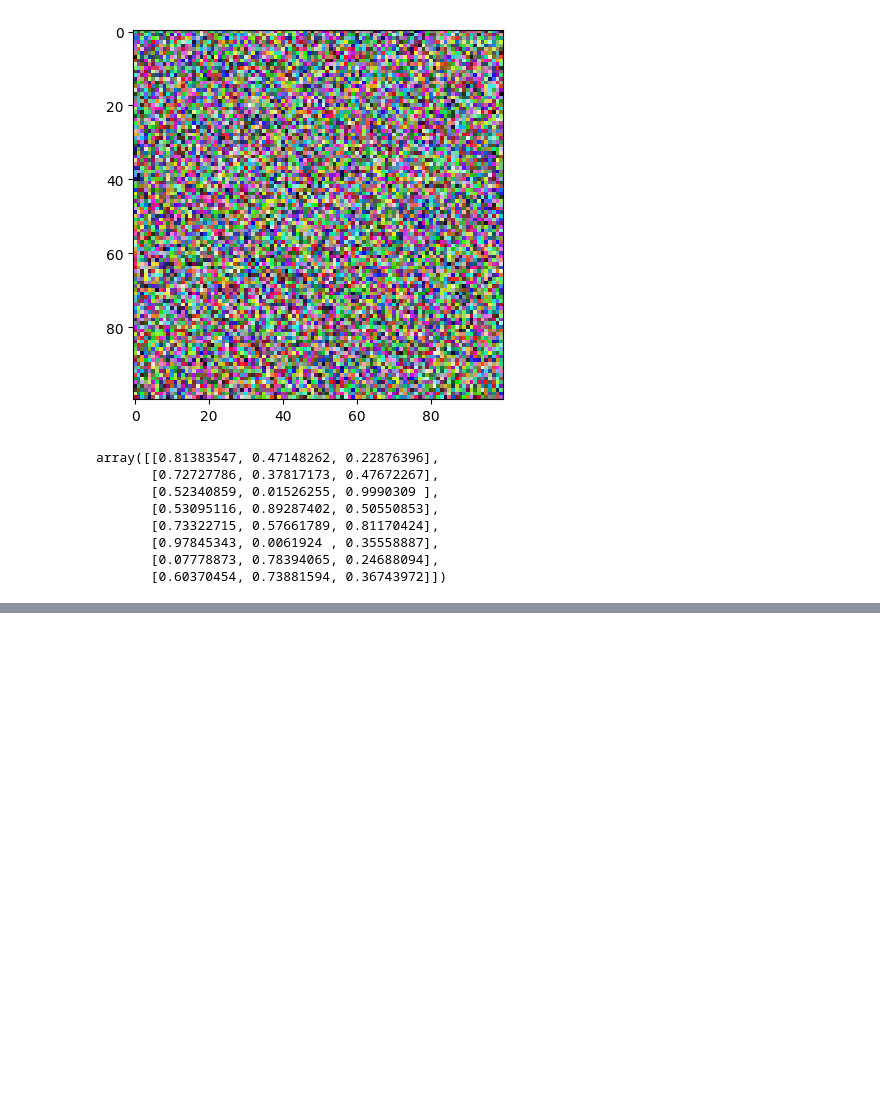
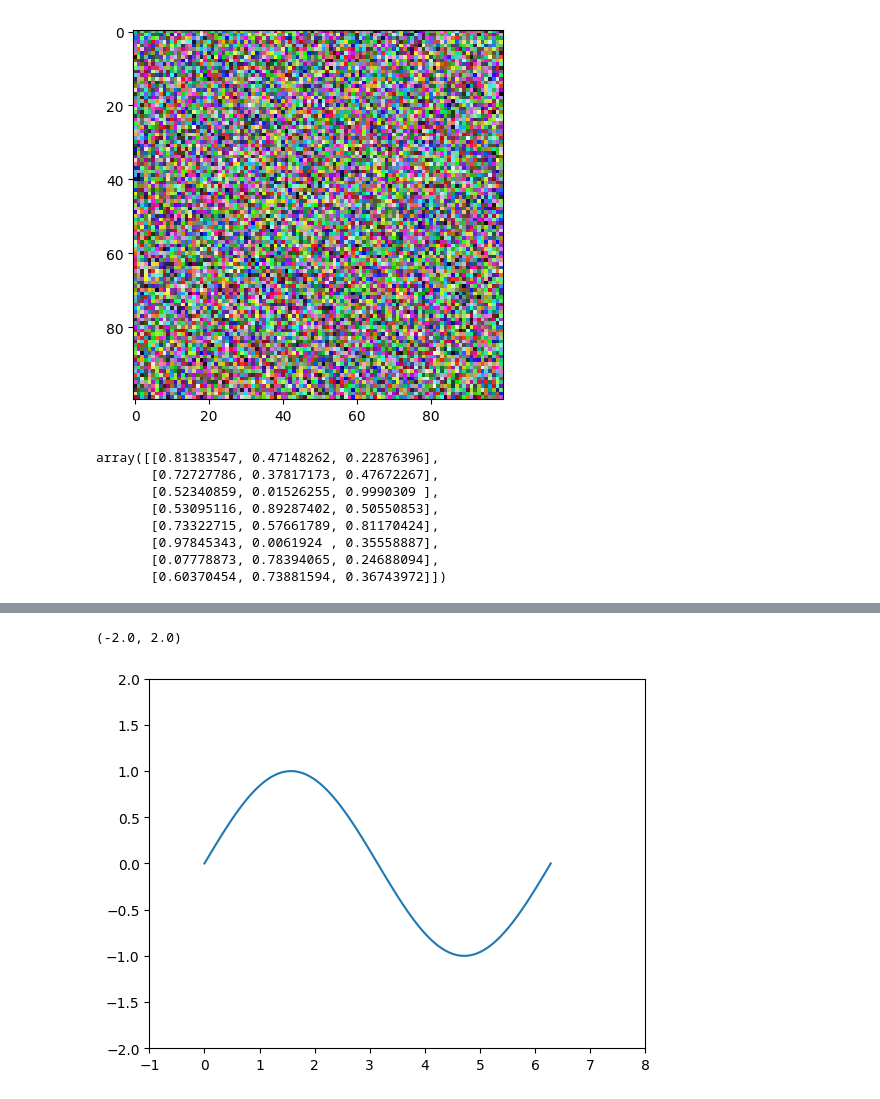
Before and after one commit to IrvingWood/pink, a Jupyter notebook: day04/matplotlib.ipynb, the cells around one changed output, grey strips where cells are left out. Drawn from its saved outputs; the diff is of its cells as text; code cells hidden in the pictures; blank space fills up the shorter version.

```diff
--- a/day04/matplotlib.ipynb
+++ b/day04/matplotlib.ipynb
@@ -251,0 +277,9 @@ array([[0.81383547, 0.47148262, 0.22876396],
+# %%
+# 单独对横轴和纵轴的边界处理
+axes=plt.subplot(111)
+plt.plot(x,np.sin(x))
+axes.set_xlim([-1,8])
+axes.set_ylim([-2,2])
+# %% [output]
+(-2.0, 2.0)
+[figure, added]
```
Also changed, not shown: parts of 37 cells of this notebook.
